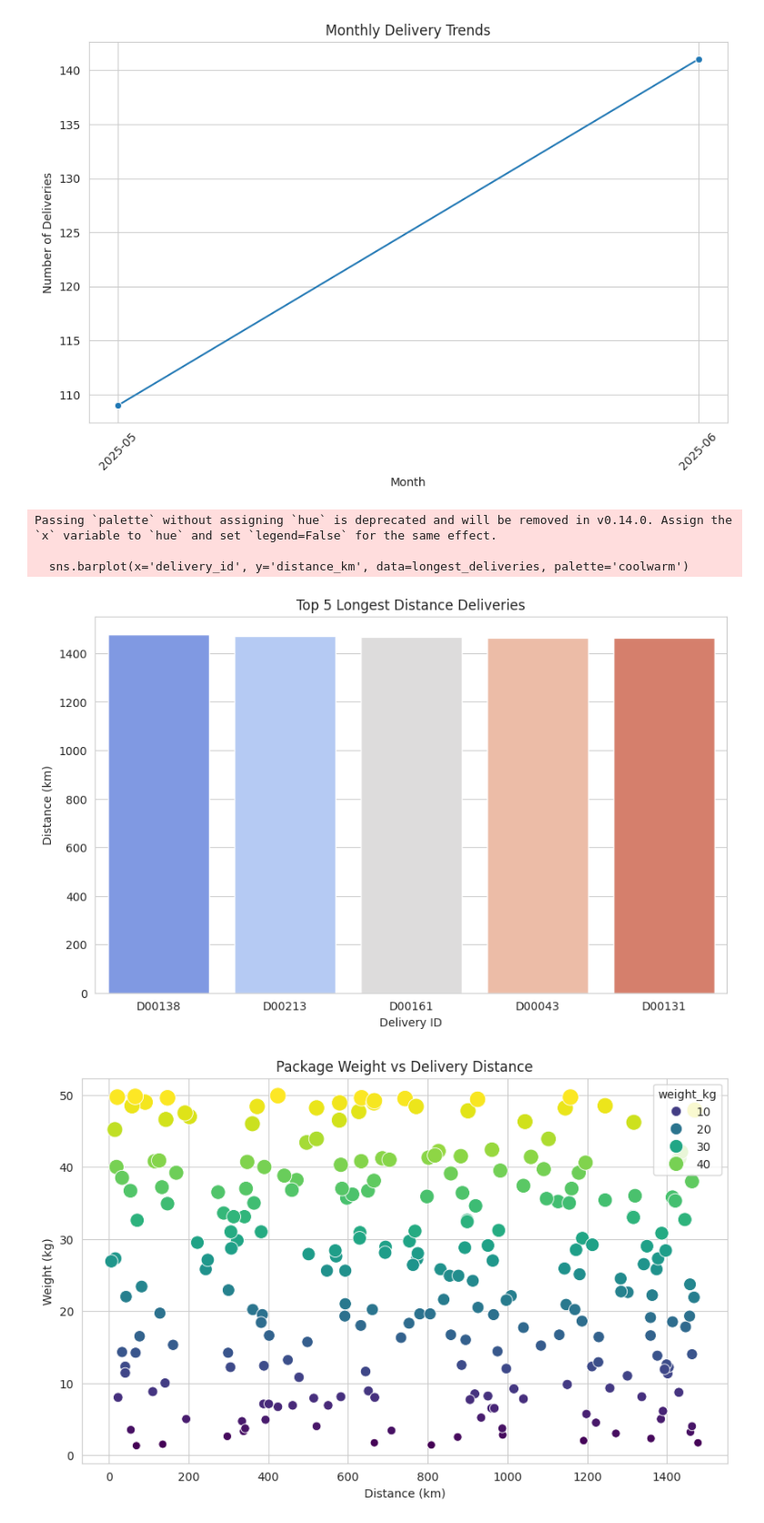
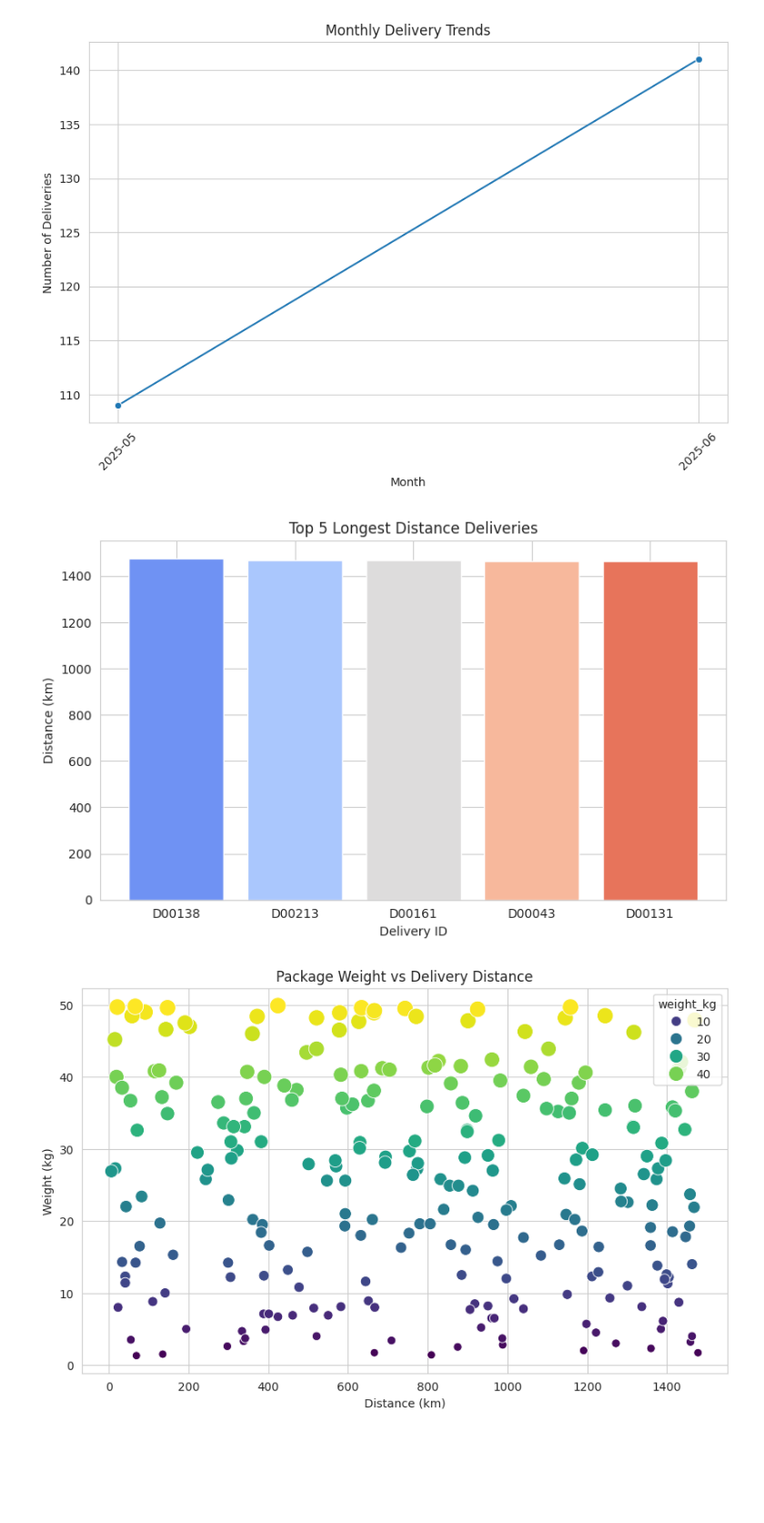
Before and after one commit to JabulaniMcineka/MyProjects, a Jupyter notebook: DeliverDataAnalysis.ipynb, the cells around one changed output. Shown at 91% size. Saved outputs shown, nothing was run; the diff lists cells and outputs as text; code cells hidden in the pictures; blank space fills up the shorter version.

```diff
--- a/DeliverDataAnalysis.ipynb
+++ b/DeliverDataAnalysis.ipynb
@@ -425,23 +491,33 @@ plt.show()
 # %% [output]
 [figure]
 # %%
+import matplotlib.pyplot as plt
+import seaborn as sns
+import pandas as pd
+
+# Get top 5 longest deliveries (already done)
 longest_deliveries = pd.read_sql("""
     SELECT delivery_id, distance_km
-    FROM deliveries
+    FROM Deliveries
     ORDER BY distance_km DESC
     LIMIT 5
 """, conn)
 
-sns.barplot(x='delivery_id', y='distance_km', data=longest_deliveries, palette='coolwarm')
+# Generate colors from coolwarm colormap
+colors = sns.color_palette("coolwarm", n_colors=len(longest_deliveries))
+
+# Plot using Matplotlib
+plt.figure(figsize=(8,5))
+plt.bar(longest_deliveries['delivery_id'], longest_deliveries['distance_km'], color=colors)
+
 plt.title('Top 5 Longest Distance Deliveries')
 plt.ylabel('Distance (km)')
 plt.xlabel('Delivery ID')
+plt.xticks(rotation=0)
+plt.tight_layout()
 plt.show()
 # %% [output]
-Passing `palette` without assigning `hue` is deprecated and will be removed in v0.14.0. Assign the `x` variable to `hue` and set `legend=False` for the same effect.
-
-  sns.barplot(x='delivery_id', y='distance_km', data=longest_deliveries, palette='coolwarm')
-[figure, old version]
+[figure, new version]
 # %%
 deliveries_data = pd.read_sql("SELECT distance_km, weight_kg FROM deliveries", conn)
 
```
Also changed, not shown: parts of 19 cells of this notebook.
